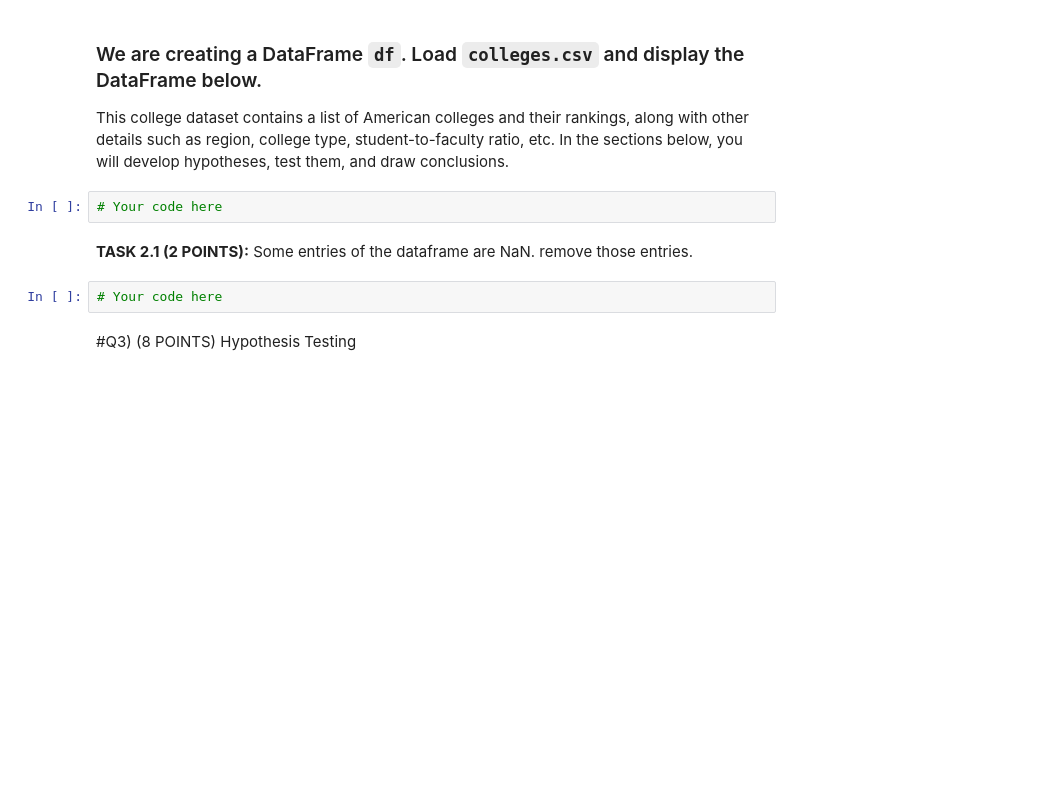
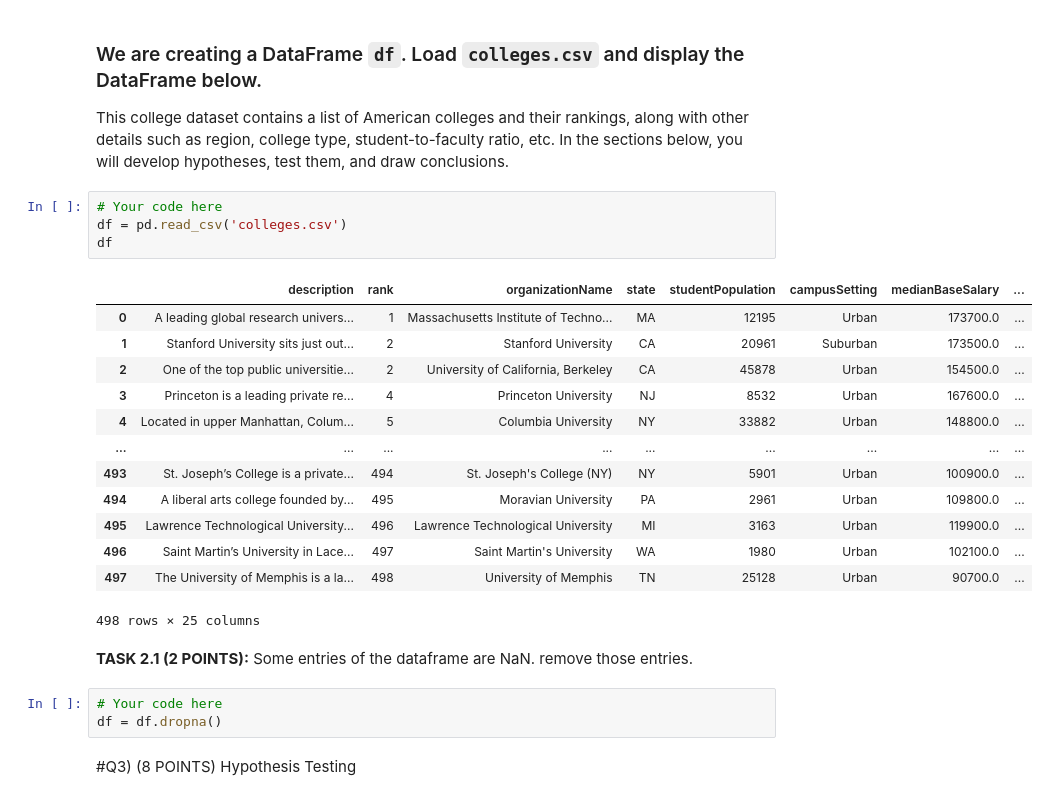
Before and after one commit to BrunoHenriqueGeraldoTeixeiraDaSilva/CMSC320, a Jupyter notebook: Homework2/HW2_Fall2026.ipynb, the cells around one changed output. Saved outputs shown, nothing was run; the diff lists cells and outputs as text; blank space fills up the shorter version.

```diff
--- a/Homework2/HW2_Fall2026.ipynb
+++ b/Homework2/HW2_Fall2026.ipynb
@@ -412,10 +412,27 @@ import matplotlib.pyplot as plt
 This college dataset contains a list of American colleges and their rankings, along with other details such as region, college type, student-to-faculty ratio, etc. In the sections below, you will develop hypotheses, test them, and draw conclusions.
 # %%
 # Your code here
+df = pd.read_csv('colleges.csv')
+df
+# %% [output]
+|  | description | rank | organizationName | state | studentPopulation | campusSetting | medianBaseSalary | ... |
+| 0 | A leading global research univers... | 1 | Massachusetts Institute of Techno... | MA | 12195 | Urban | 173700.0 | ... |
+| 1 | Stanford University sits just out... | 2 | Stanford University | CA | 20961 | Suburban | 173500.0 | ... |
+| 2 | One of the top public universitie... | 2 | University of California, Berkeley | CA | 45878 | Urban | 154500.0 | ... |
+| 3 | Princeton is a leading private re... | 4 | Princeton University | NJ | 8532 | Urban | 167600.0 | ... |
+| 4 | Located in upper Manhattan, Colum... | 5 | Columbia University | NY | 33882 | Urban | 148800.0 | ... |
+| ... | ... | ... | ... | ... | ... | ... | ... | ... |
+| 493 | St. Joseph’s College is a private... | 494 | St. Joseph's College (NY) | NY | 5901 | Urban | 100900.0 | ... |
+| 494 | A liberal arts college founded by... | 495 | Moravian University | PA | 2961 | Urban | 109800.0 | ... |
+| 495 | Lawrence Technological University... | 496 | Lawrence Technological University | MI | 3163 | Urban | 119900.0 | ... |
+| 496 | Saint Martin’s University in Lace... | 497 | Saint Martin's University | WA | 1980 | Urban | 102100.0 | ... |
+| 497 | The University of Memphis is a la... | 498 | University of Memphis | TN | 25128 | Urban | 90700.0 | ... |
+498 rows × 25 columns
 # %% [markdown]
 **TASK 2.1 (2 POINTS):** Some entries of the dataframe are NaN. remove those entries.
 # %%
 # Your code here
+df = df.dropna()
 # %% [markdown]
 #Q3)  (8 POINTS) Hypothesis Testing
 # %% [markdown]
```
Also changed, not shown: parts of 53 cells of this notebook.
